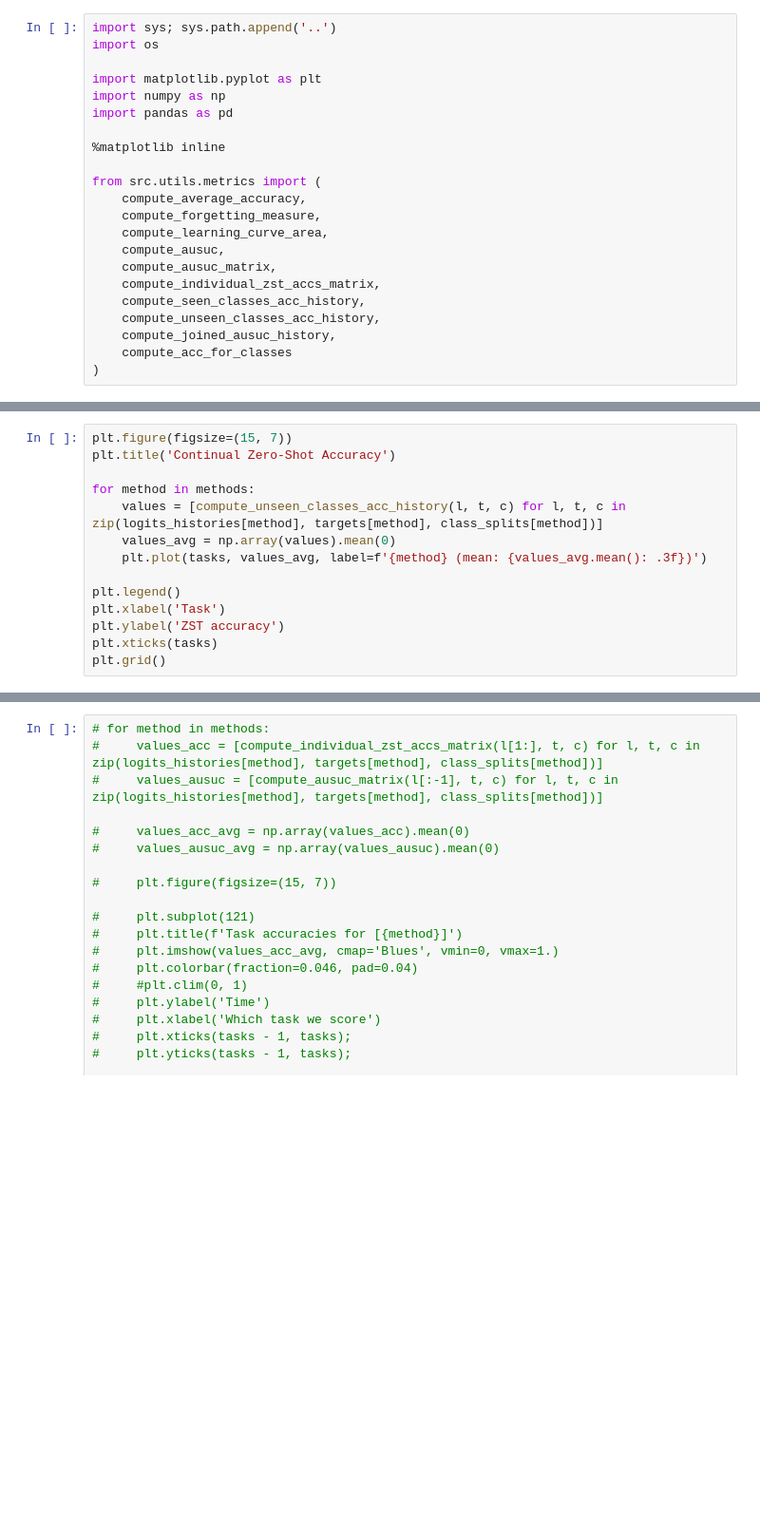
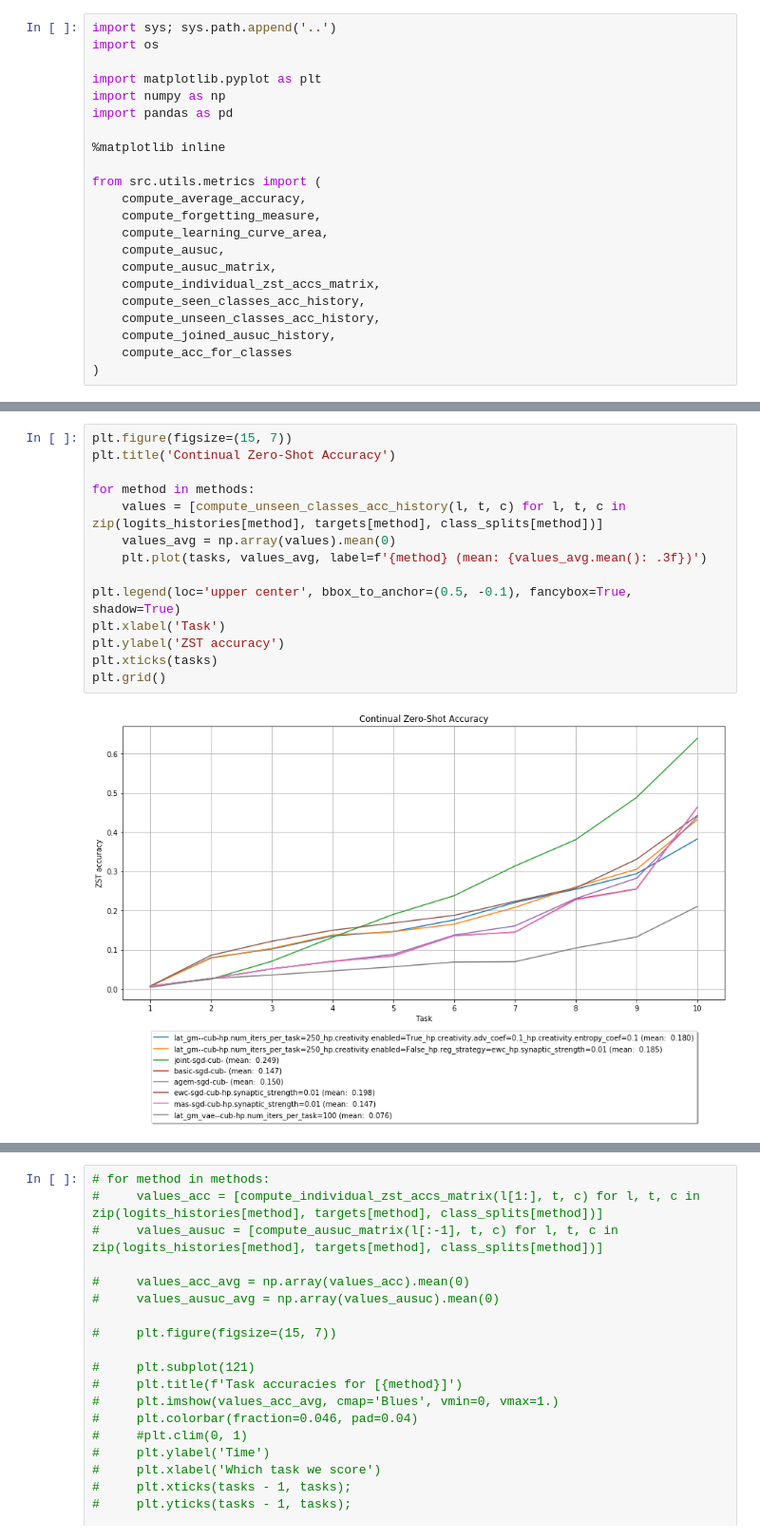
Before and after one commit to universome/class-norm, a Jupyter notebook: notebooks/visualization.ipynb, the cells around one changed output, grey strips where cells are left out. Shown at 95% size. Cells and saved outputs as stored; diff of their text form; blank space fills up the shorter version.

```diff
--- a/notebooks/visualization.ipynb
+++ b/notebooks/visualization.ipynb
@@ -52,17 +63,19 @@ class_splits = {m: [np.load(f'{experiments_dir}/{e}/custom_data/class_splits.npy
 # %%
 plt.figure(figsize=(15, 7))
 plt.title('Continual Zero-Shot Accuracy')
 
 for method in methods:
     values = [compute_unseen_classes_acc_history(l, t, c) for l, t, c in zip(logits_histories[method], targets[method], class_splits[method])]
     values_avg = np.array(values).mean(0)
     plt.plot(tasks, values_avg, label=f'{method} (mean: {values_avg.mean(): .3f})')
 
-plt.legend()
+plt.legend(loc='upper center', bbox_to_anchor=(0.5, -0.1), fancybox=True, shadow=True)
 plt.xlabel('Task')
 plt.ylabel('ZST accuracy')
 plt.xticks(tasks)
 plt.grid()
+# %% [output]
+[figure, added]
 # %%
 from matplotlib.colors import BASE_COLORS
 
```
Also changed, not shown: parts of 7 cells of this notebook.
